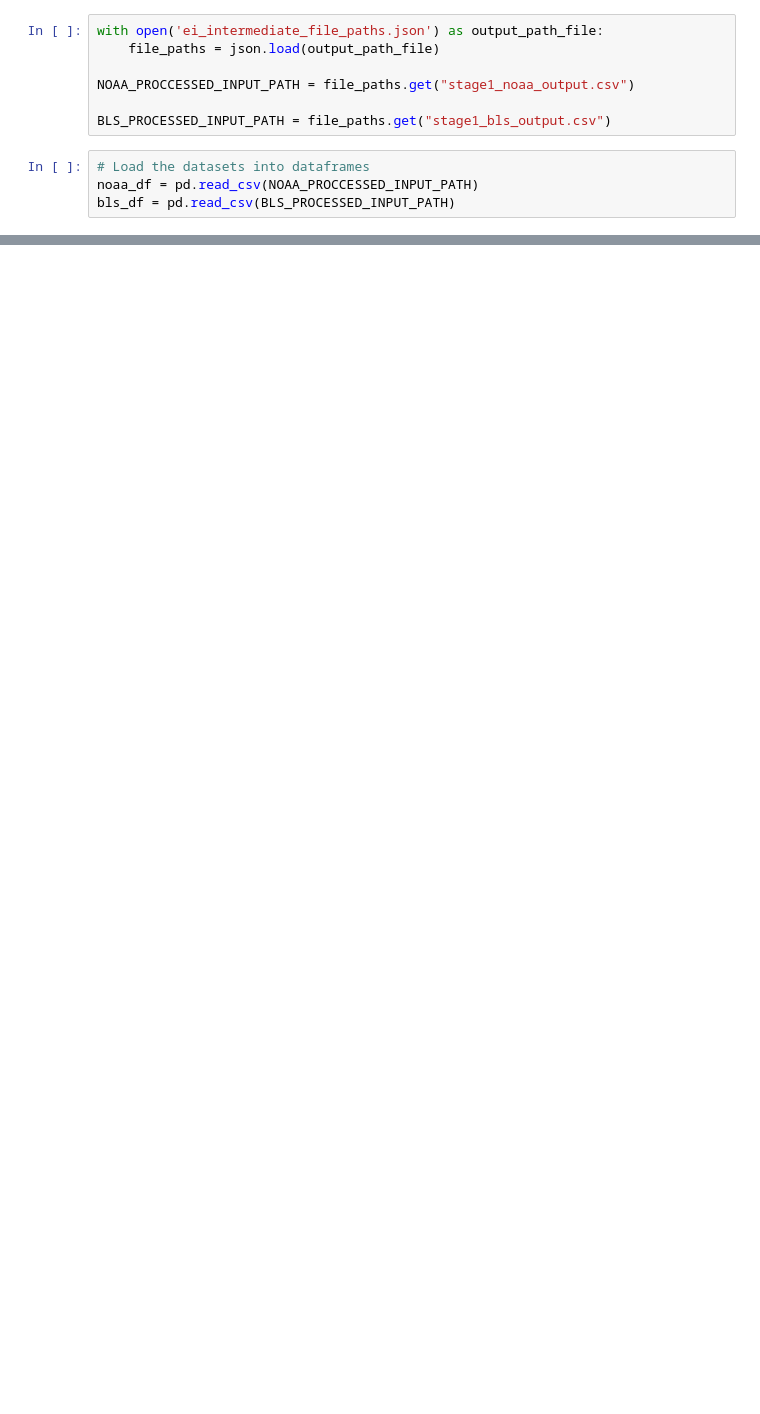
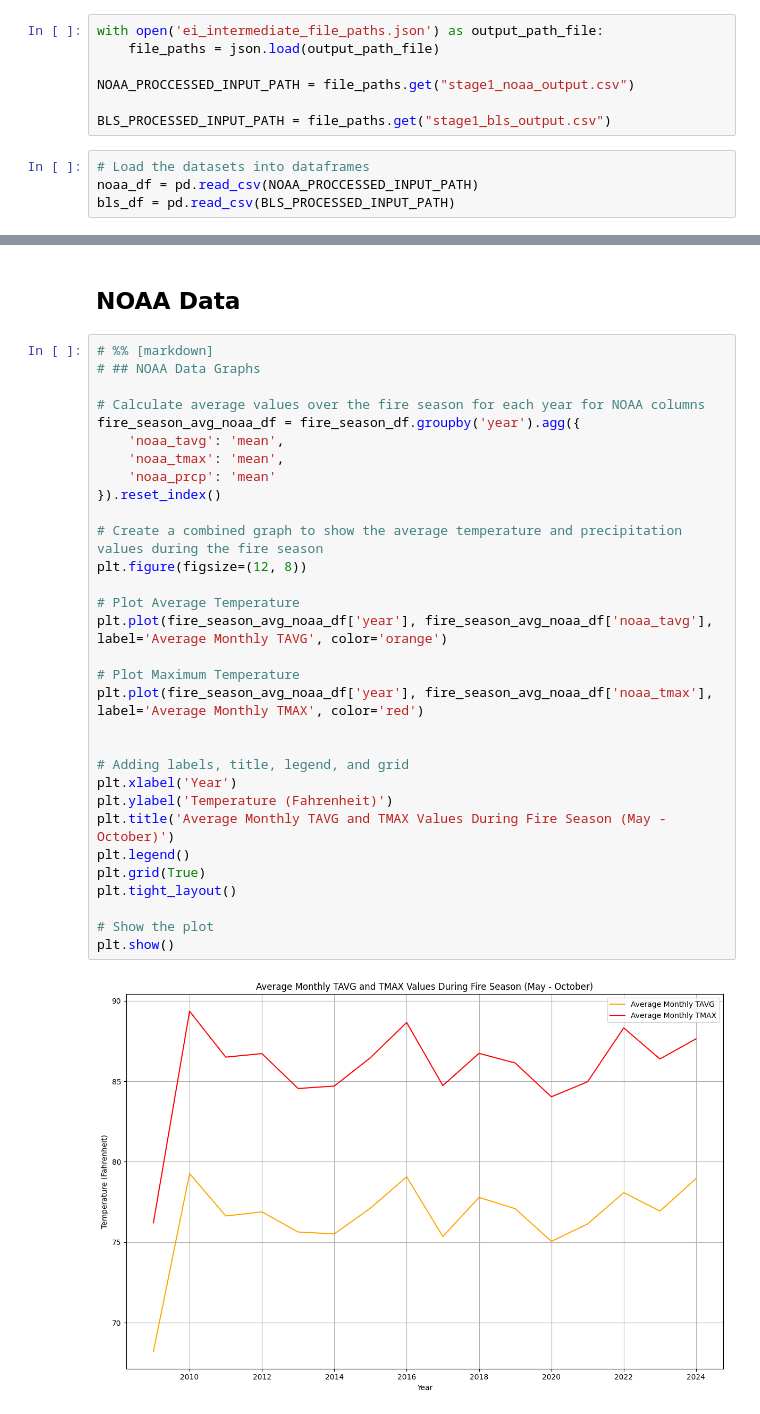
Before and after one commit to debsubdavis/data512-project, a Jupyter notebook: 02_economic_impact_model/stage2_analysis.ipynb, the cells around one changed output, grey strips where cells are left out. Saved outputs shown, nothing was run; the diff lists cells and outputs as text; blank space fills up the shorter version.

```diff
--- a/02_economic_impact_model/stage2_analysis.ipynb
+++ b/02_economic_impact_model/stage2_analysis.ipynb
@@ -73,0 +238,35 @@ Number of rows in NOAA Dataset: 181
+# %% [markdown]
+## NOAA Data
+# %%
+# %% [markdown]
+# ## NOAA Data Graphs
+
+# Calculate average values over the fire season for each year for NOAA columns
+fire_season_avg_noaa_df = fire_season_df.groupby('year').agg({
+    'noaa_tavg': 'mean',
+    'noaa_tmax': 'mean',
+    'noaa_prcp': 'mean'
+}).reset_index()
+
+# Create a combined graph to show the average temperature and precipitation values during the fire season
+plt.figure(figsize=(12, 8))
+
+# Plot Average Temperature
+plt.plot(fire_season_avg_noaa_df['year'], fire_season_avg_noaa_df['noaa_tavg'], label='Average Monthly TAVG', color='orange')
+
+# Plot Maximum Temperature
+plt.plot(fire_season_avg_noaa_df['year'], fire_season_avg_noaa_df['noaa_tmax'], label='Average Monthly TMAX', color='red')
+
+
+# Adding labels, title, legend, and grid
+plt.xlabel('Year')
+plt.ylabel('Temperature (Fahrenheit)')
+plt.title('Average Monthly TAVG and TMAX Values During Fire Season (May - October)')
+plt.legend()
+plt.grid(True)
+plt.tight_layout()
+
+# Show the plot
+plt.show()
+# %% [output]
+[figure, added]
```
Also changed, not shown: parts of 18 cells of this notebook, 2 other files.
